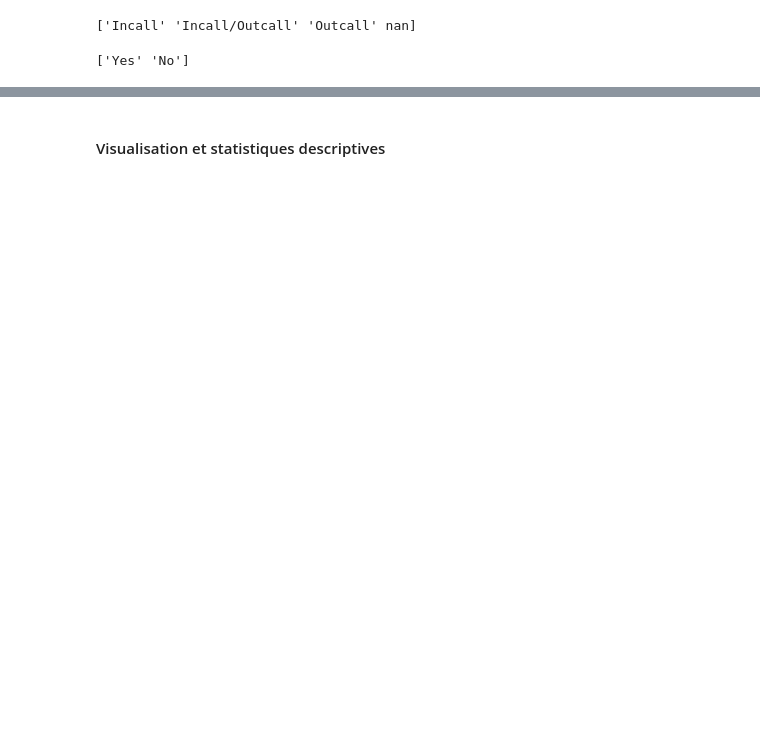
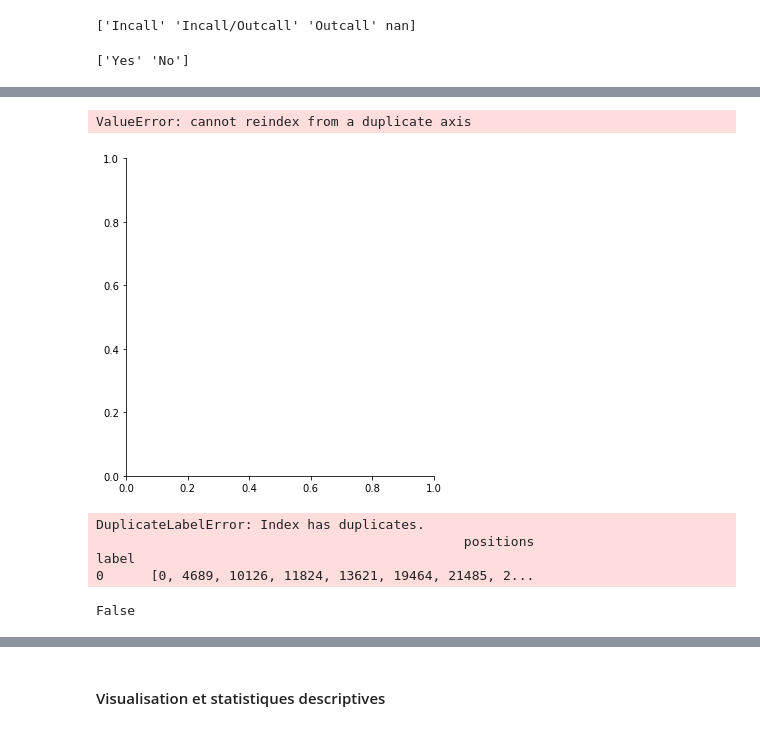
Before and after one commit to Emeline-Maire/Projet-DSSS, a Jupyter notebook: Statistiques Descriptives.ipynb, the cells around one changed output, grey strips where cells are left out. Saved outputs shown, nothing was run; the diff lists cells and outputs as text; code cells hidden in the pictures; blank space fills up the shorter version.

```diff
--- a/Statistiques Descriptives.ipynb
+++ b/Statistiques Descriptives.ipynb
@@ -246,0 +473,18 @@ df["Languages"] = df["Languages"].map(languages)
+# %%
+sns.displot(df, x="logprice", hue="Transsexual", kind="kde", fill=True)
+# %% [output]
+ValueError: cannot reindex from a duplicate axis
+[figure, added]
+# %%
+df.index.duplicated()
+df.loc[~df.index.duplicated(), :]
+df.flags.allows_duplicate_labels = False
+# %% [output]
+DuplicateLabelError: Index has duplicates.
+                                               positions
+label
+0      [0, 4689, 10126, 11824, 13621, 19464, 21485, 2...
+# %%
+df.index.is_unique
+# %% [output]
+False
```
Also changed, not shown: parts of 38 cells of this notebook.
